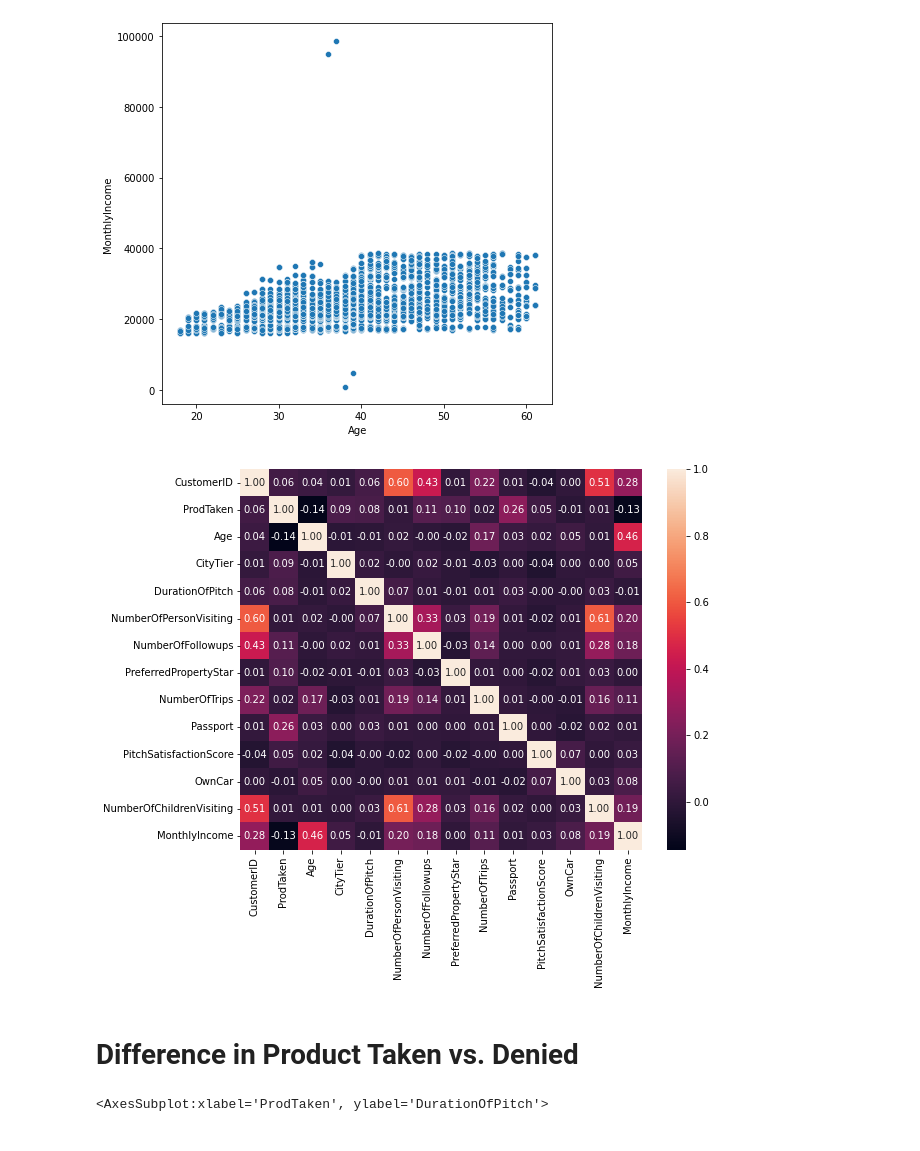
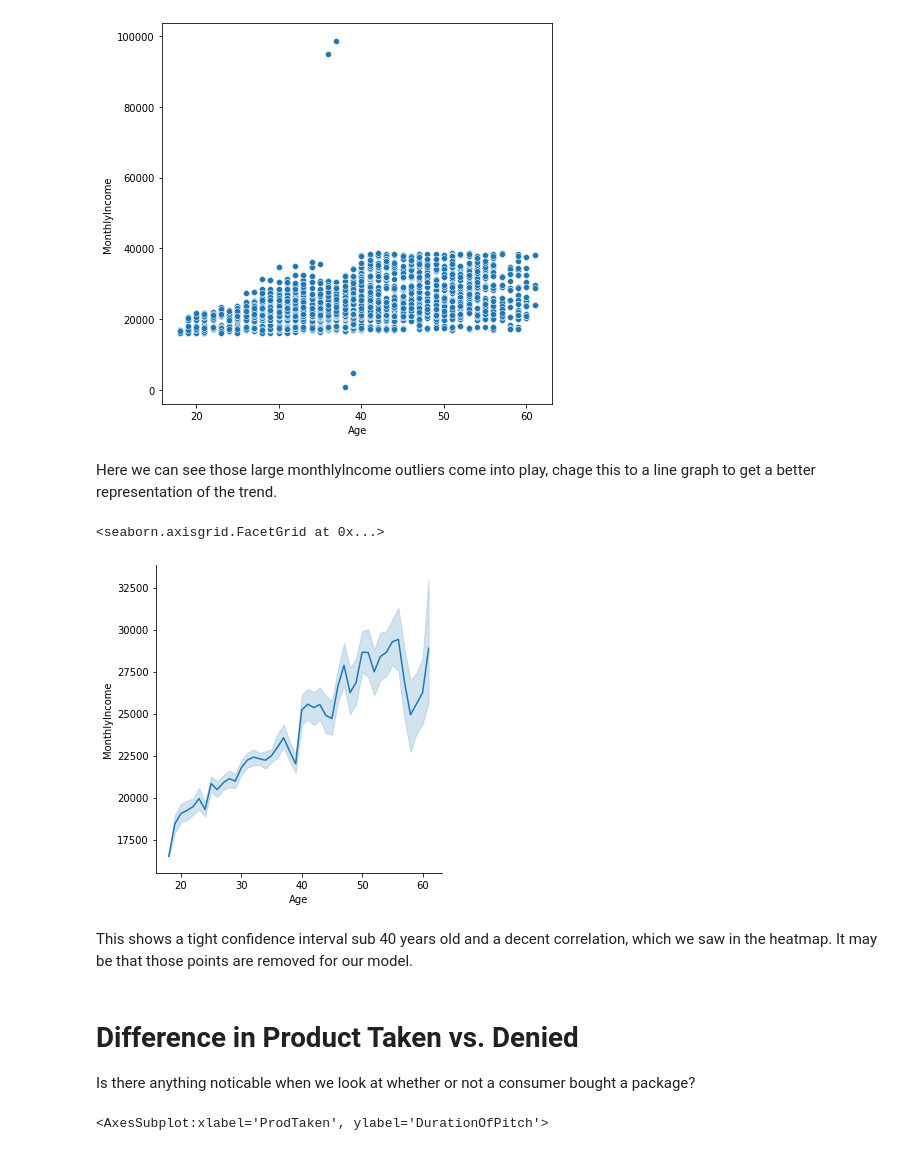
Before and after one commit to chabazite/Tourism_recommendations, a Jupyter notebook: notebooks/2.0_ASI_EDA.ipynb, the cells around one changed output. Saved outputs shown, nothing was run; the diff lists cells and outputs as text; code cells hidden in the pictures.

```diff
--- a/notebooks/2.0_ASI_EDA.ipynb
+++ b/notebooks/2.0_ASI_EDA.ipynb
@@ -23,14 +56,18 @@ fig = plt.figure(figsize = (7,7));
 ax = sns.scatterplot(tourism_df['Age'], tourism_df['MonthlyIncome'])
 # %% [output]
 [figure]
-# %%
-# heatmap
-fig = plt.figure(figsize = (9,7));
-sns.heatmap(tourism_df.corr(), annot = True, fmt = '.2f');
-# %% [output]
-[figure, removed]
+# %% [markdown]
+Here we can see those large monthlyIncome outliers come into play, chage this to a line graph to get a better representation of the trend.
+# %%
+sns.relplot(x = 'Age', y = 'MonthlyIncome', kind = 'line', data = tourism_df)
+# %% [output]
+<seaborn.axisgrid.FacetGrid at 0x...>
+[figure, added]
+# %% [markdown]
+This shows a tight confidence interval sub 40 years old and a decent correlation, which we saw in the heatmap. It may be that those points are removed for our model.
 # %% [markdown]
 # Difference in Product Taken vs. Denied
+Is there anything noticable when we look at whether or not a consumer bought a package?
 # %%
 #comparison of product accepted based number of minutes pitching
 
```
Also changed, not shown: parts of 14 cells of this notebook.
